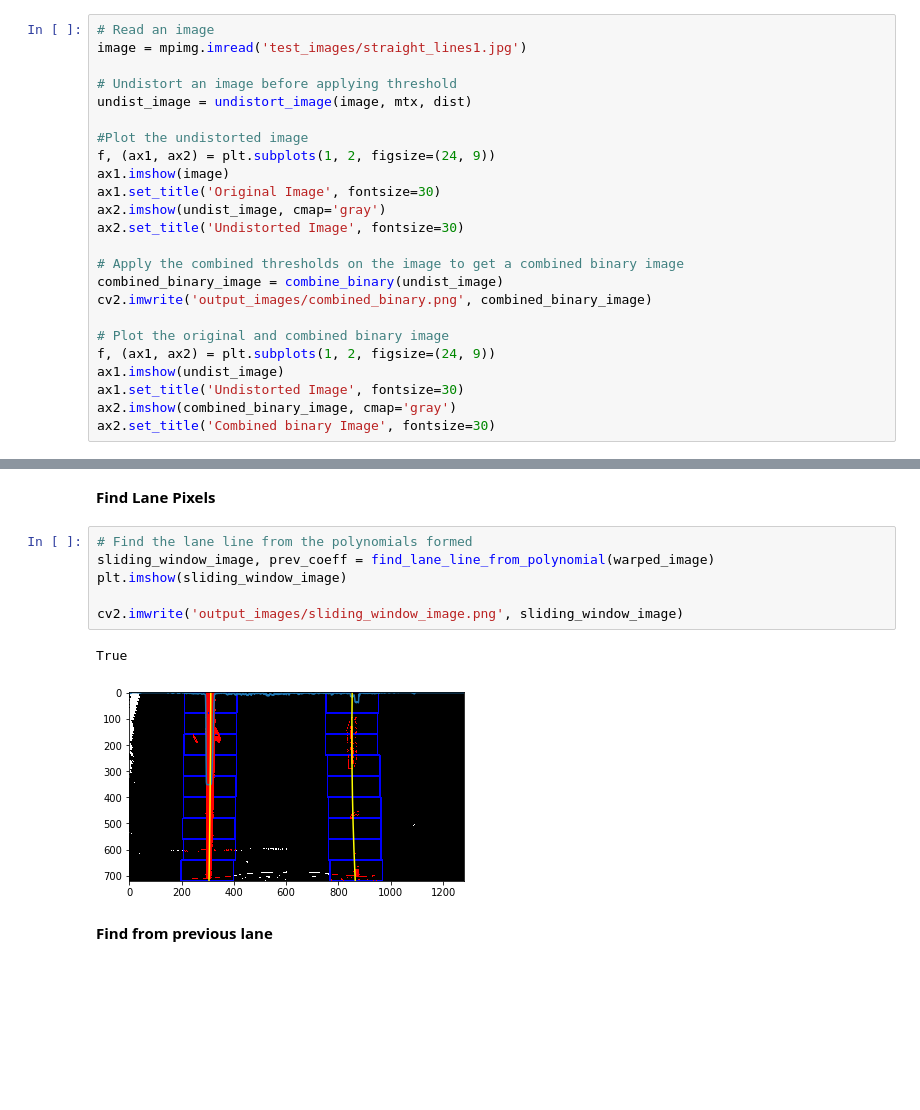
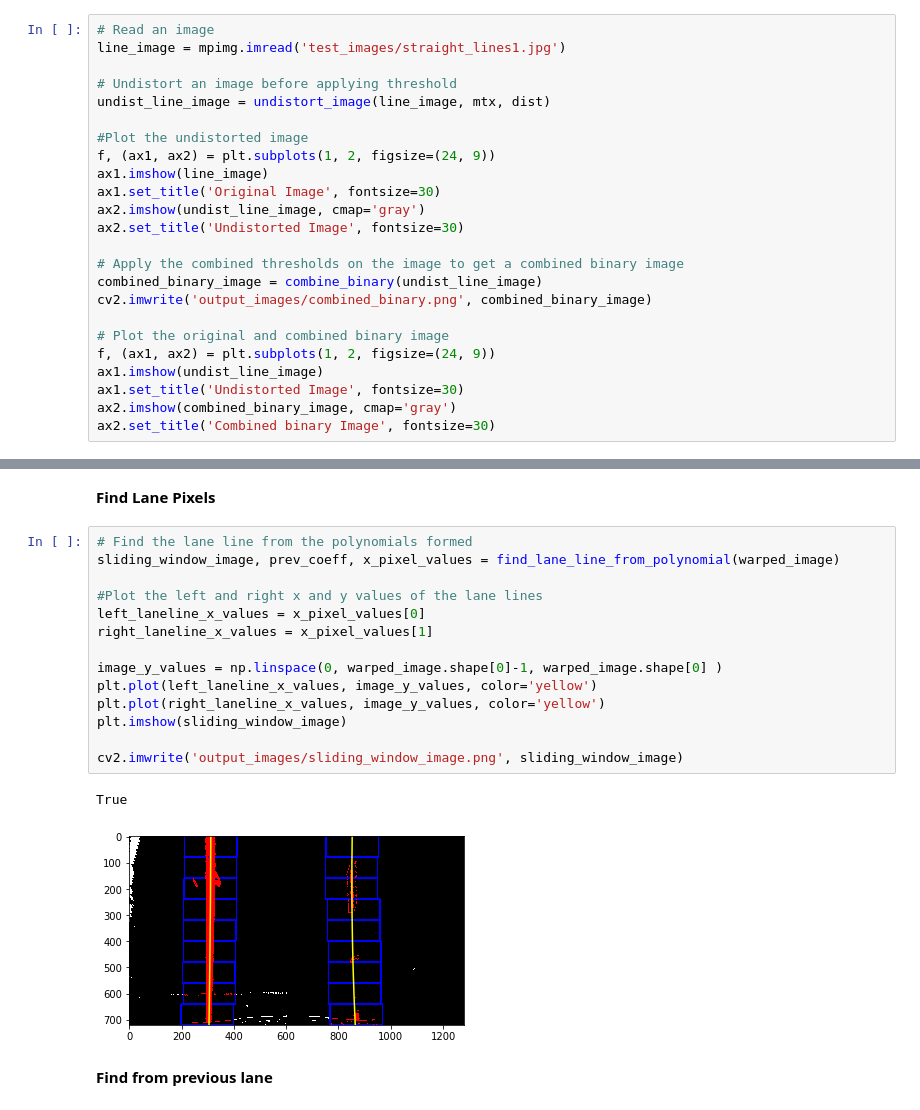
Before and after one commit to anjanarajam/SELF-DRIVING-CAR-ADVANCED-LANE-FINDING, a Jupyter notebook: main.ipynb, the cells around one changed output, grey strips where cells are left out. Saved outputs shown, nothing was run; the diff lists cells and outputs as text; blank space fills up the shorter version.

Commit message:
updated files main and find_lane_pixels.py

```diff
--- a/main.ipynb
+++ b/main.ipynb
@@ -36,25 +36,25 @@ Text(0.5,1,'Undistorted Image')
 **Threshold the image**
 # %%
 # Read an image
-image = mpimg.imread('test_images/straight_lines1.jpg')
+line_image = mpimg.imread('test_images/straight_lines1.jpg')
 
 # Undistort an image before applying threshold
-undist_image = undistort_image(image, mtx, dist)
+undist_line_image = undistort_image(line_image, mtx, dist)
 
 #Plot the undistorted image
 f, (ax1, ax2) = plt.subplots(1, 2, figsize=(24, 9))
-ax1.imshow(image)
+ax1.imshow(line_image)
 ax1.set_title('Original Image', fontsize=30)
-ax2.imshow(undist_image, cmap='gray')
+ax2.imshow(undist_line_image, cmap='gray')
 ax2.set_title('Undistorted Image', fontsize=30)
 
 # Apply the combined thresholds on the image to get a combined binary image
-combined_binary_image = combine_binary(undist_image)
+combined_binary_image = combine_binary(undist_line_image)
 cv2.imwrite('output_images/combined_binary.png', combined_binary_image)
 
 # Plot the original and combined binary image
 f, (ax1, ax2) = plt.subplots(1, 2, figsize=(24, 9))
-ax1.imshow(undist_image)
+ax1.imshow(undist_line_image)
 ax1.set_title('Undistorted Image', fontsize=30)
 ax2.imshow(combined_binary_image, cmap='gray')
 ax2.set_title('Combined binary Image', fontsize=30)
@@ -85,13 +103,21 @@ True
 **Find Lane Pixels**
 # %%
 # Find the lane line from the polynomials formed
-sliding_window_image, prev_coeff = find_lane_line_from_polynomial(warped_image)
+sliding_window_image, prev_coeff, x_pixel_values = find_lane_line_from_polynomial(warped_image)
+
+#Plot the left and right x and y values of the lane lines
+left_laneline_x_values = x_pixel_values[0]
+right_laneline_x_values = x_pixel_values[1]
+
+image_y_values = np.linspace(0, warped_image.shape[0]-1, warped_image.shape[0] )
+plt.plot(left_laneline_x_values, image_y_values, color='yellow')
+plt.plot(right_laneline_x_values, image_y_values, color='yellow')
 plt.imshow(sliding_window_image)
 
 cv2.imwrite('output_images/sliding_window_image.png', sliding_window_image)
 # %% [output]
 True
-[figure, old version]
+[figure, new version]
 # %% [markdown]
 **Find from previous lane**
 # %%
```
Also changed, not shown: parts of 7 cells of this notebook, 1 other file.
